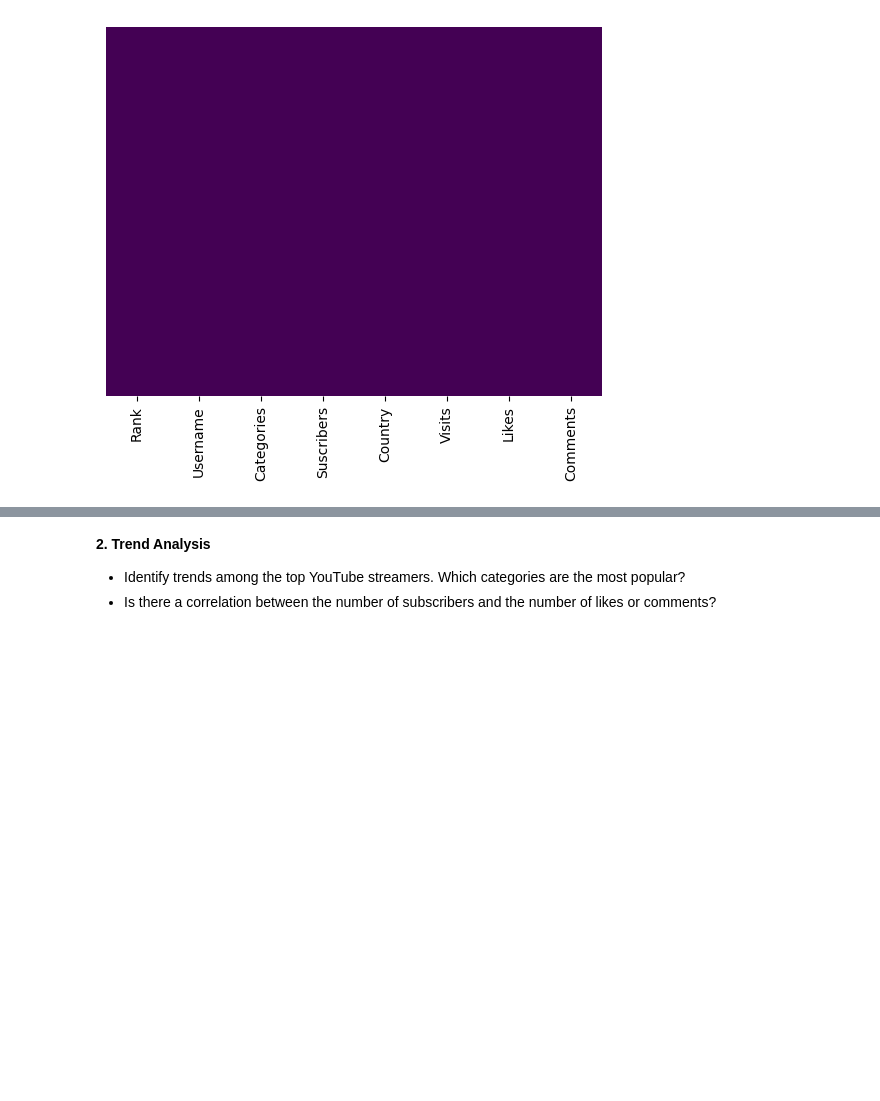
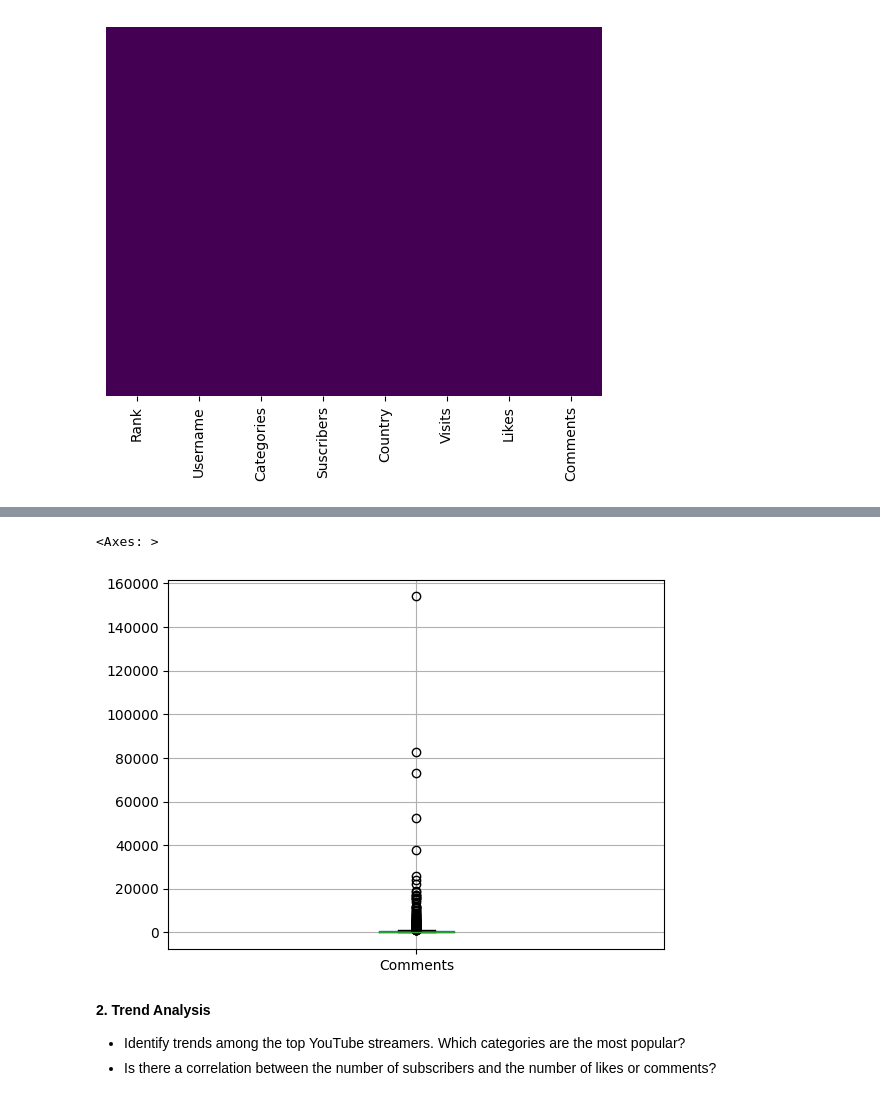
Before and after one commit to meet108/Interncarrer_Projects, a Jupyter notebook: youtubers.ipynb, the cells around one changed output, grey strips where cells are left out. Drawn from its saved outputs; the diff is of its cells as text; code cells hidden in the pictures; blank space fills up the shorter version.

```diff
--- a/youtubers.ipynb
+++ b/youtubers.ipynb
@@ -178,3 +193,8 @@ sns.heatmap(data.isnull(), yticklabels=False, cbar=False, cmap='viridis')
+# %%
+data.boxplot(['Comments'])
+# %% [output]
+<Axes: >
+[figure, added]
 # %% [markdown]
 **2.   Trend Analysis**
 *  Identify trends among the top YouTube streamers. Which categories are the most popular?
```
Also changed, not shown: parts of 5 cells of this notebook.
